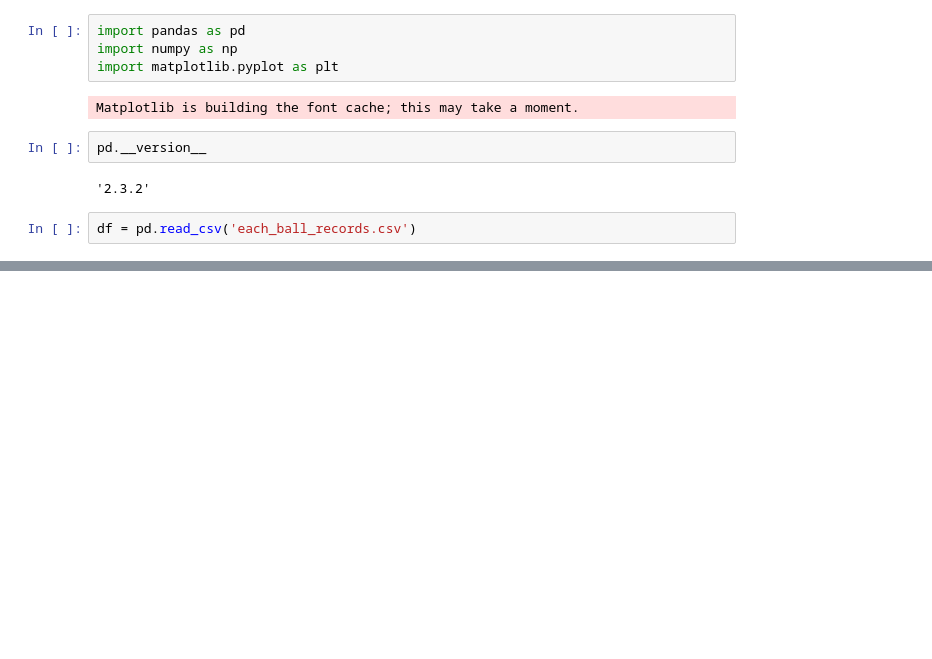
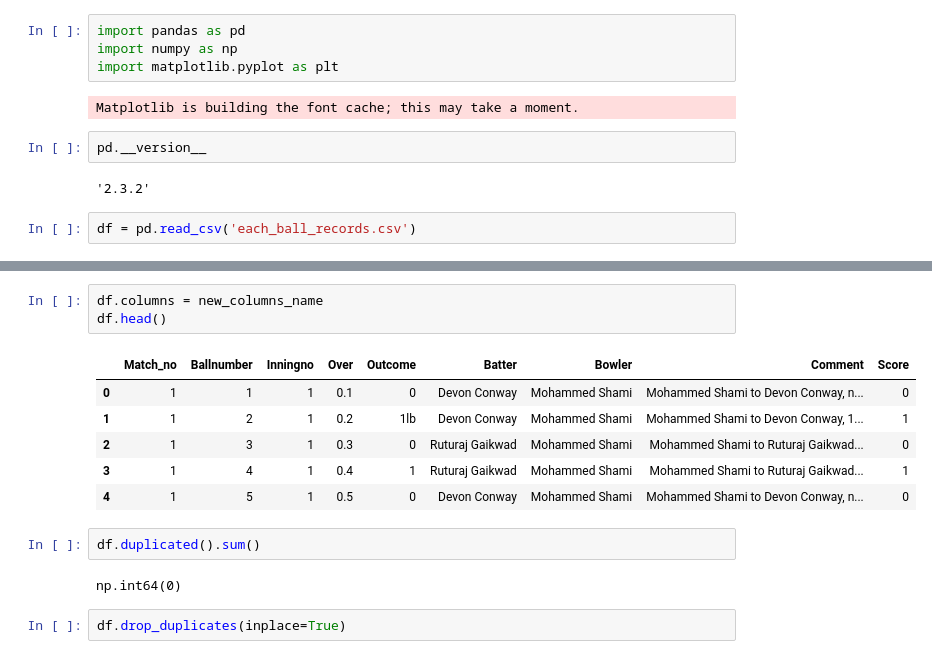
Before and after one commit to SimranKumari93/pandas-practice, a Jupyter notebook: IPL 2023 Dataset/Notebook.ipynb, the cells around one changed output, grey strips where cells are left out. Saved outputs shown, nothing was run; the diff lists cells and outputs as text; blank space fills up the shorter version.

```diff
--- a/IPL 2023 Dataset/Notebook.ipynb
+++ b/IPL 2023 Dataset/Notebook.ipynb
@@ -32,0 +87,16 @@ df = pd.read_csv('each_ball_records.csv')
+# %%
+df.columns = new_columns_name
+df.head()
+# %% [output]
+|  | Match_no | Ballnumber | Inningno | Over | Outcome | Batter | Bowler | Comment | Score |
+| 0 | 1 | 1 | 1 | 0.1 | 0 | Devon Conway | Mohammed Shami | Mohammed Shami to Devon Conway, n... | 0 |
+| 1 | 1 | 2 | 1 | 0.2 | 1lb | Devon Conway | Mohammed Shami | Mohammed Shami to Devon Conway, 1... | 1 |
+| 2 | 1 | 3 | 1 | 0.3 | 0 | Ruturaj Gaikwad | Mohammed Shami | Mohammed Shami to Ruturaj Gaikwad... | 0 |
+| 3 | 1 | 4 | 1 | 0.4 | 1 | Ruturaj Gaikwad | Mohammed Shami | Mohammed Shami to Ruturaj Gaikwad... | 1 |
+| 4 | 1 | 5 | 1 | 0.5 | 0 | Devon Conway | Mohammed Shami | Mohammed Shami to Devon Conway, n... | 0 |
+# %%
+df.duplicated().sum()
+# %% [output]
+np.int64(0)
+# %%
+df.drop_duplicates(inplace=True)
```
Also changed, not shown: parts of 14 cells of this notebook.
